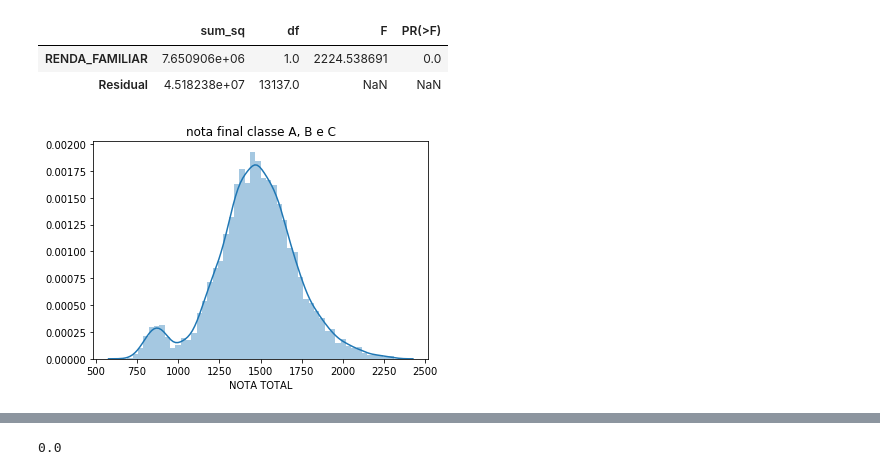
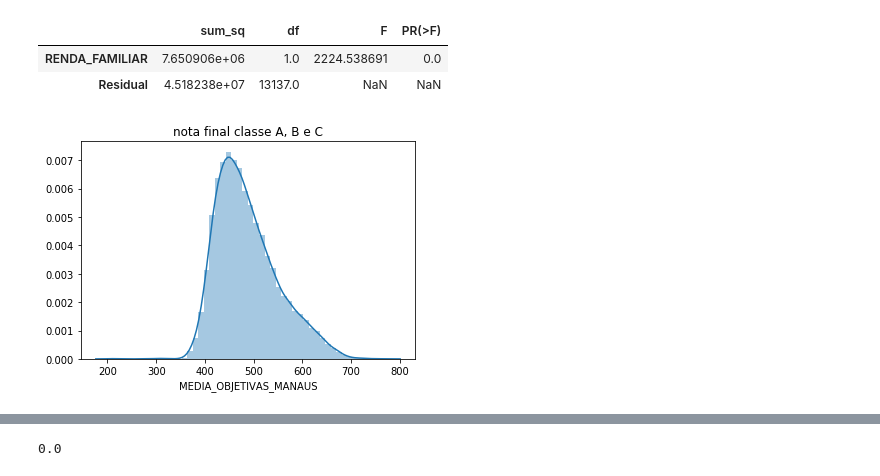
Before and after one commit to paulordie/aquis-preproc-explo-dados, a Jupyter notebook: projeto-final-enem2019-versao-final.ipynb, the cells around one changed output, grey strips where cells are left out. Drawn from its saved outputs; the diff is of its cells as text; code cells hidden in the pictures.

Commit message:
fixed mean manaus

```diff
--- a/projeto-final-enem2019-versao-final.ipynb
+++ b/projeto-final-enem2019-versao-final.ipynb
@@ -676,6 +682,6 @@ def intervConfianca(x):
     print ('Limite inferior 95%:', round(inf,3))
     print ('Limite superior 95%:', round(sup,3))
 # %%
-grafNormalized(df_manaus_A_B_C["NOTA TOTAL"],"nota final classe A, B e C")
+grafNormalized(df_manaus['MEDIA_OBJETIVAS_MANAUS'],"nota final classe A, B e C")
 # %% [output]
-[figure, old version]
+[figure, new version]
```
Also changed, not shown: parts of 14 cells of this notebook.
